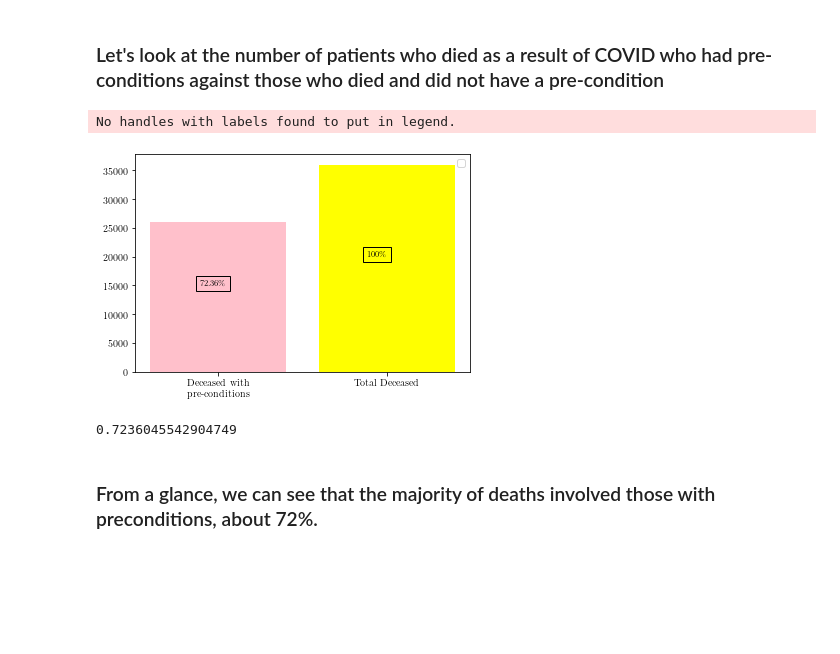
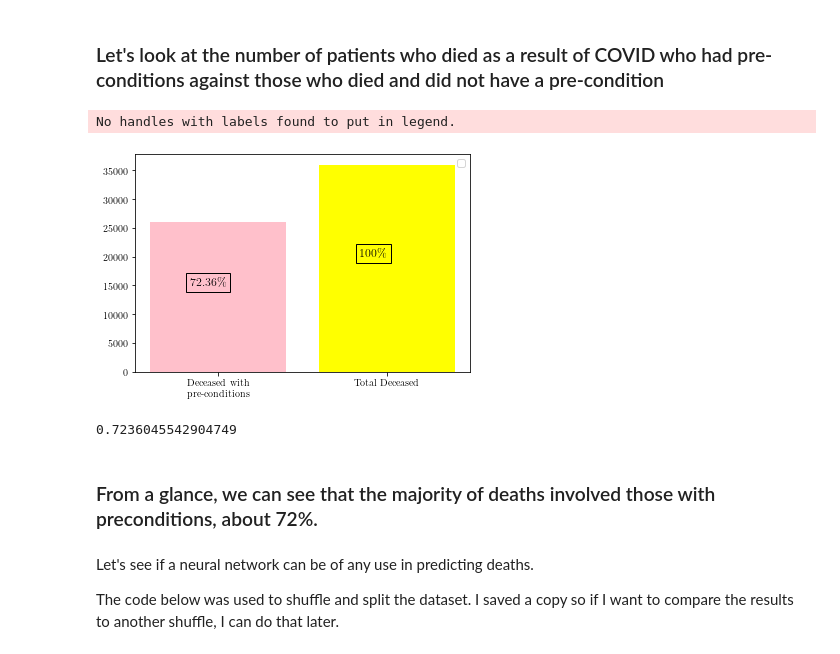
Before and after one commit to bigcats01/Mexico-COVID-19-Data-Analysis, a Jupyter notebook: explore.ipynb, the cells around one changed output. Drawn from its saved outputs; the diff is of its cells as text; code cells hidden in the pictures; blank space fills up the shorter version.

```diff
--- a/explore.ipynb
+++ b/explore.ipynb
@@ -135,24 +127,28 @@ plt.show()
 # %%
 fig, axs3 = plt.subplots()
 plt.bar([0,1],[len(pc_deceased), len(deceased)],color = ['pink','yellow'])
 
 plt.xticks(np.arange(2), ['Deceased with\npre-conditions', 'Total Deceased'])
 #for p in axs3.patches:
 #    print(p) # The output is Rectangle(xy=(-0.4, 0), width=0.8, height=26057, angle=0)
                              #Rectangle(xy=(0.6, 0), width=0.8, height=36010, angle=0)
-plt.text(.05, 15000,'{:0.2f}\%'.format(100*len(pc_deceased)/len(deceased))  ,size=8,
+plt.text(.05, 15000,'{:0.2f}\%'.format(100*len(pc_deceased)/len(deceased))  ,size=12,
          va="baseline", ha="right", multialignment="left",
          bbox=dict(fc="none"))
-plt.text(1, 20000,'100\%'  ,size=8,
+plt.text(1, 20000,'100\%'  ,size=12,
          va="baseline", ha="right", multialignment="left",
          bbox=dict(fc="none"))
 plt.legend()
 plt.show()
 
 26057/36010
 # %% [output]
 No handles with labels found to put in legend.
-[figure, old version]
+[figure, new version]
 0.7236045542904749
 # %% [markdown]
 ### From a glance, we can see that the majority of deaths involved those with preconditions, about 72%.
+# %% [markdown]
+Let's see if a neural network can be of any use in predicting deaths.
+
+The code below was used to shuffle and split the dataset. I saved a copy so if I want to compare the results to another shuffle, I can do that later.
```
Also changed, not shown: parts of 21 cells of this notebook.
